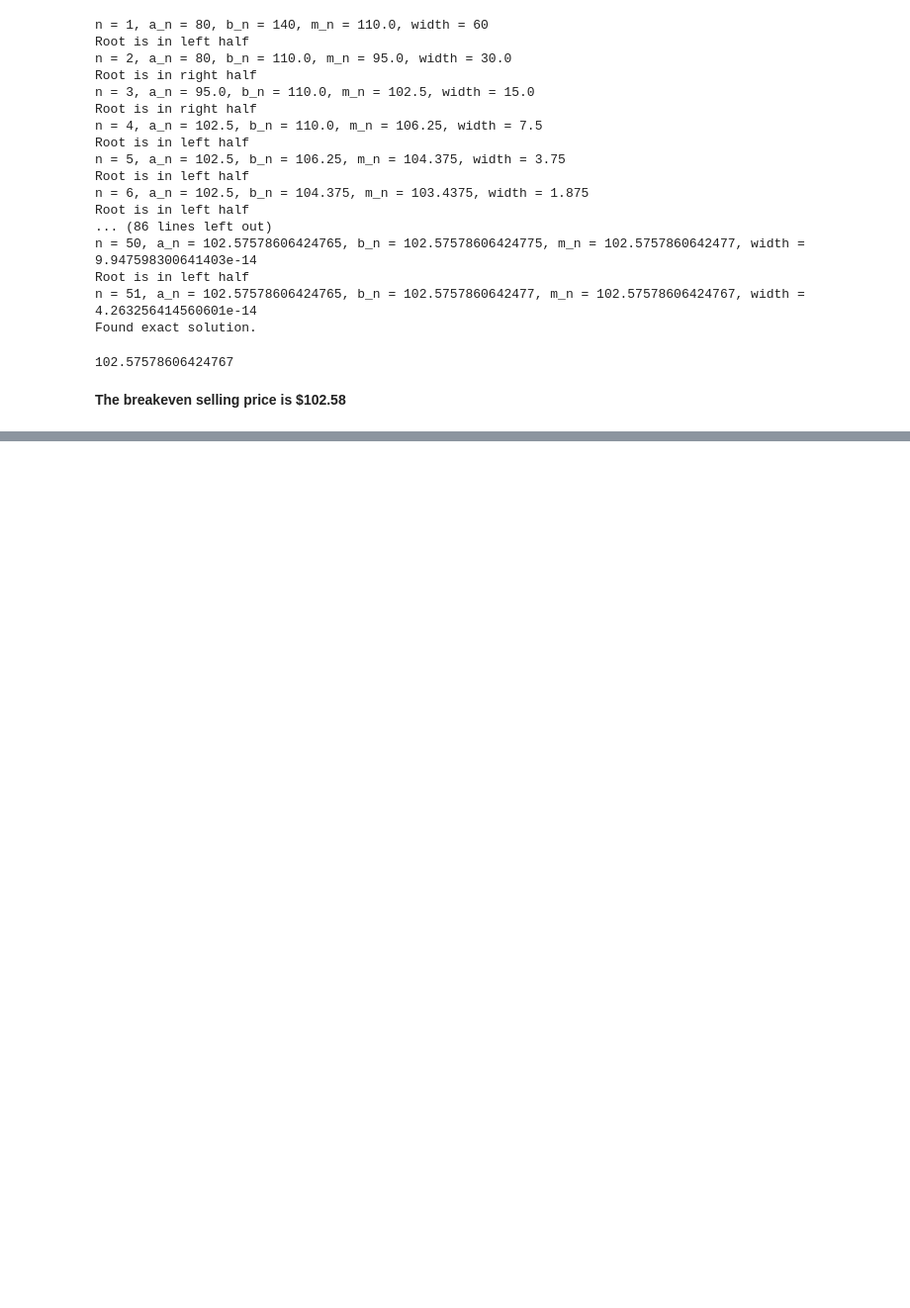
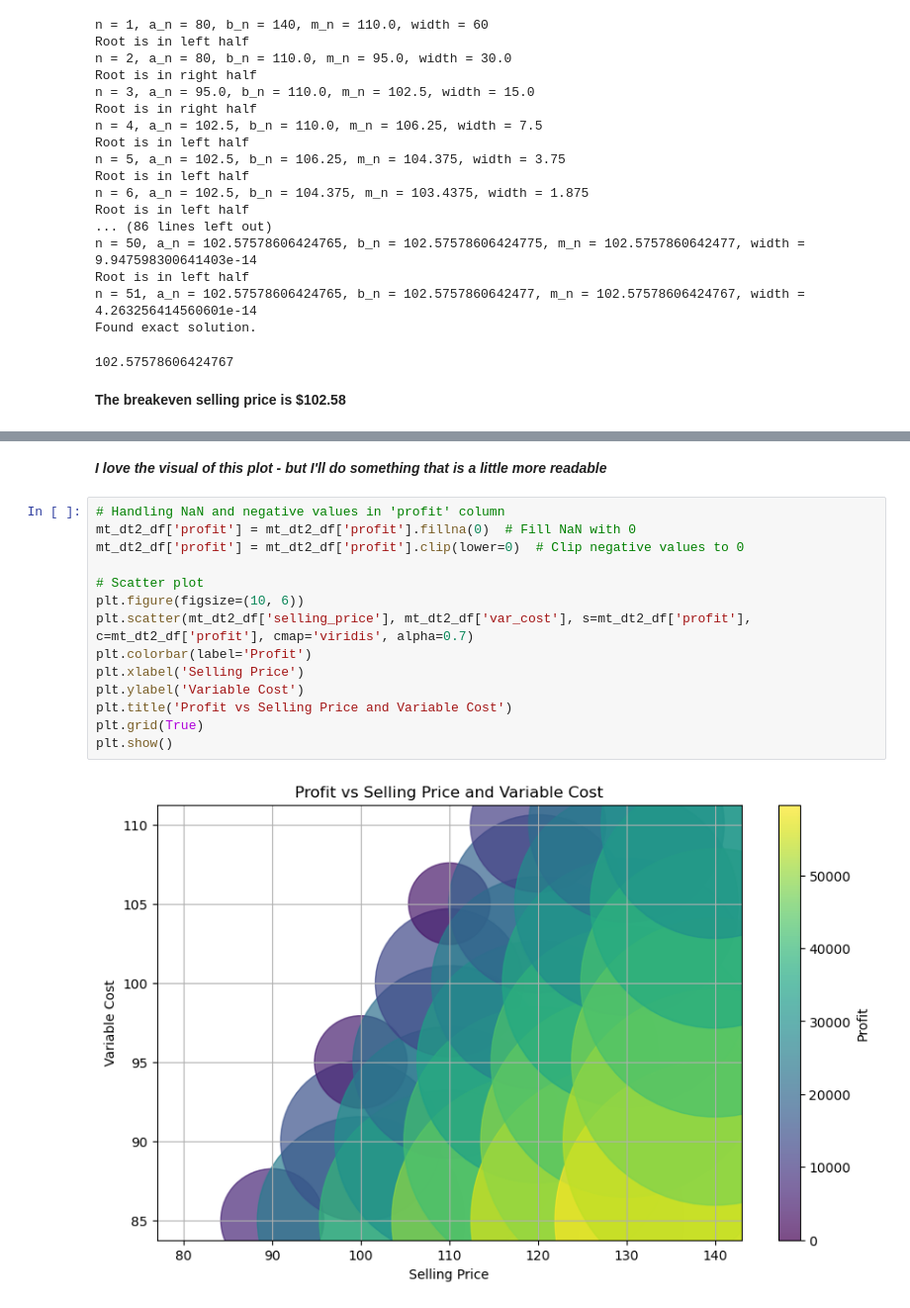
Before and after one commit to Rhedhead0621/whatif, a Jupyter notebook: notebooks/hw2_Analysis1_Hojdila.ipynb, the cells around one changed output, grey strips where cells are left out. Shown at 99% size. Saved outputs shown, nothing was run; the diff lists cells and outputs as text; blank space fills up the shorter version.

```diff
--- a/notebooks/hw2_Analysis1_Hojdila.ipynb
+++ b/notebooks/hw2_Analysis1_Hojdila.ipynb
@@ -269,0 +322,18 @@ Found exact solution.
+# %% [markdown]
+***I love the visual of this plot - but I'll do something that is a little more readable***
+# %%
+# Handling NaN and negative values in 'profit' column
+mt_dt2_df['profit'] = mt_dt2_df['profit'].fillna(0)  # Fill NaN with 0
+mt_dt2_df['profit'] = mt_dt2_df['profit'].clip(lower=0)  # Clip negative values to 0
+
+# Scatter plot
+plt.figure(figsize=(10, 6))
+plt.scatter(mt_dt2_df['selling_price'], mt_dt2_df['var_cost'], s=mt_dt2_df['profit'], c=mt_dt2_df['profit'], cmap='viridis', alpha=0.7)
+plt.colorbar(label='Profit')
+plt.xlabel('Selling Price')
+plt.ylabel('Variable Cost')
+plt.title('Profit vs Selling Price and Variable Cost')
+plt.grid(True)
+plt.show()
+# %% [output]
+[figure, added]
```
Also changed, not shown: parts of 15 cells of this notebook.
